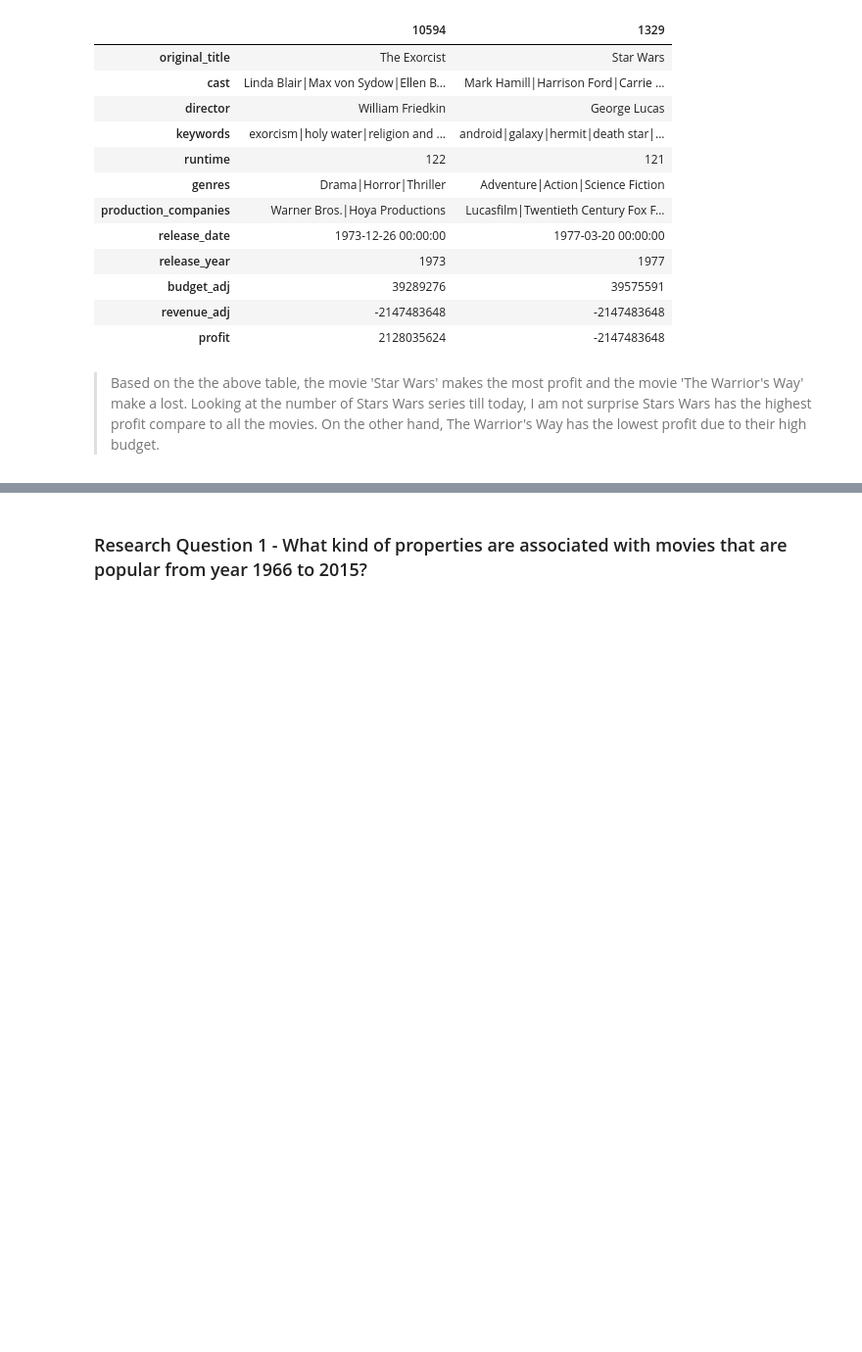
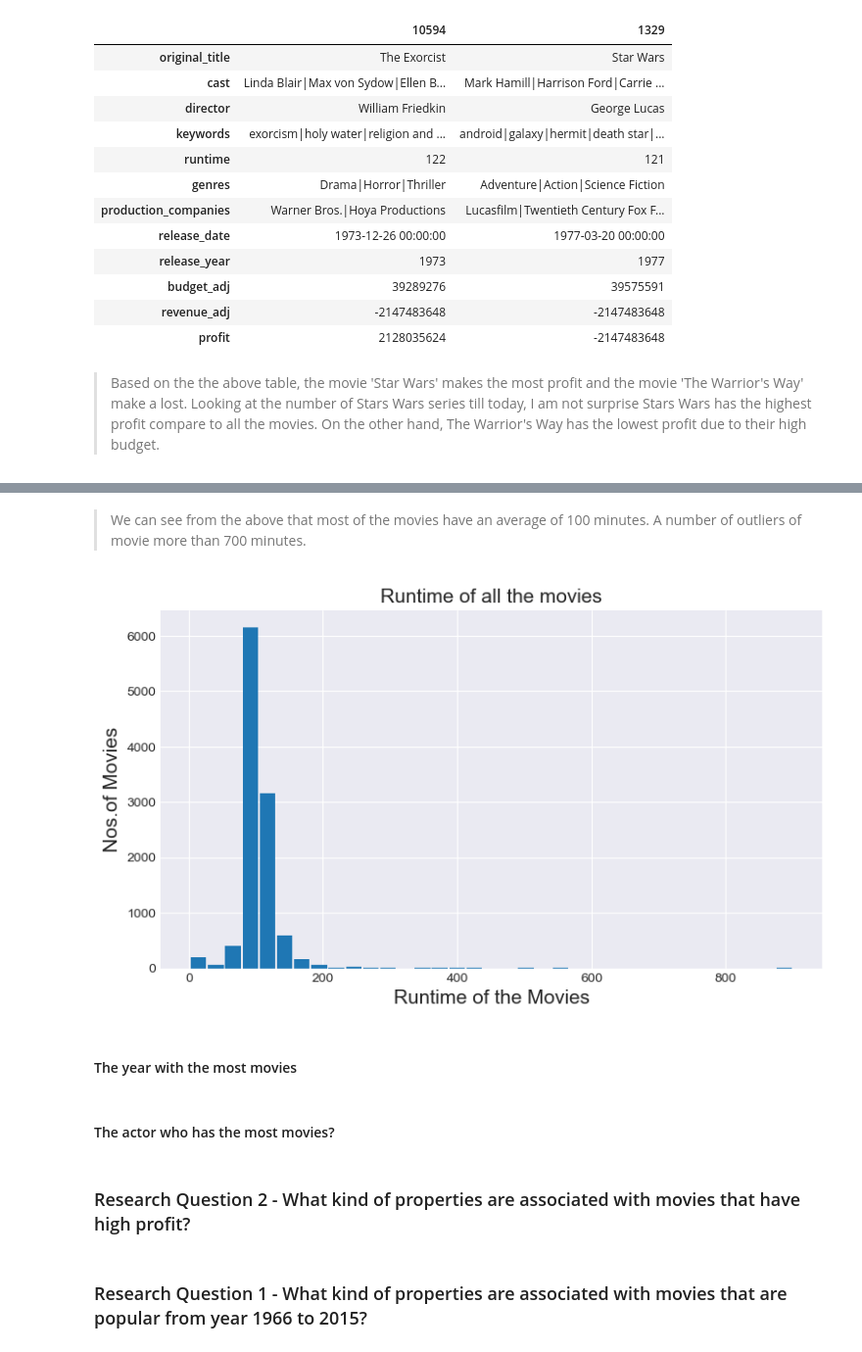
Before and after one commit to emilylauyw/Udacity-DAND-Project3-Investigate-TMDb-Movie-Dataset, a Jupyter notebook: investigate-tmdb-dataset.ipynb, the cells around one changed output, grey strips where cells are left out. Shown at 98% size. Saved outputs shown, nothing was run; the diff lists cells and outputs as text; code cells hidden in the pictures; blank space fills up the shorter version.

```diff
--- a/investigate-tmdb-dataset.ipynb
+++ b/investigate-tmdb-dataset.ipynb
@@ -439,3 +523,28 @@ calculate_highest_lowest('profit')
+# %% [markdown]
+> We can see from the above that most of the movies have an average of 100 minutes. A number of outliers of movie more than 700 minutes.
+# %%
+# Create histogram to see the distribution of the runtime
+plt.figure(figsize=(9,5), dpi = 100)
+
+# x-axis
+plt.xlabel('Runtime of the Movies', fontsize = 15)
+# y-axis
+plt.ylabel('Nos.of Movies', fontsize=15)
+#Name of the graph
+plt.title('Runtime of all the movies', fontsize=15)
+
+#giving a histogram plot
+plt.hist(movie_df['runtime'], rwidth = 0.9, bins =35)
+#displays the plot
+plt.show()
+# %% [output]
+[figure, added]
+# %% [markdown]
+#### The year with the most movies
+# %% [markdown]
+#### The actor who has the most movies?
+# %% [markdown]
+### Research Question 2 - What kind of properties are associated with movies that have high profit?
 # %% [markdown]
 ### Research Question 1 - What kind of properties are associated with movies that are popular from year 1966 to 2015?
 # %%
```
Also changed, not shown: parts of 19 cells of this notebook.
